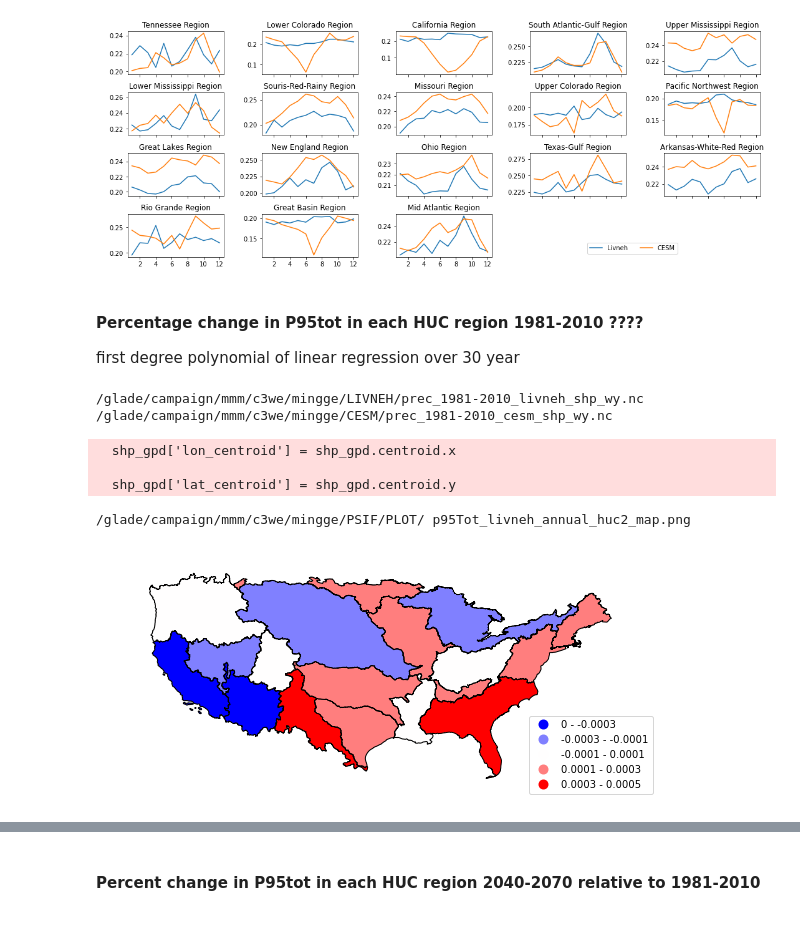
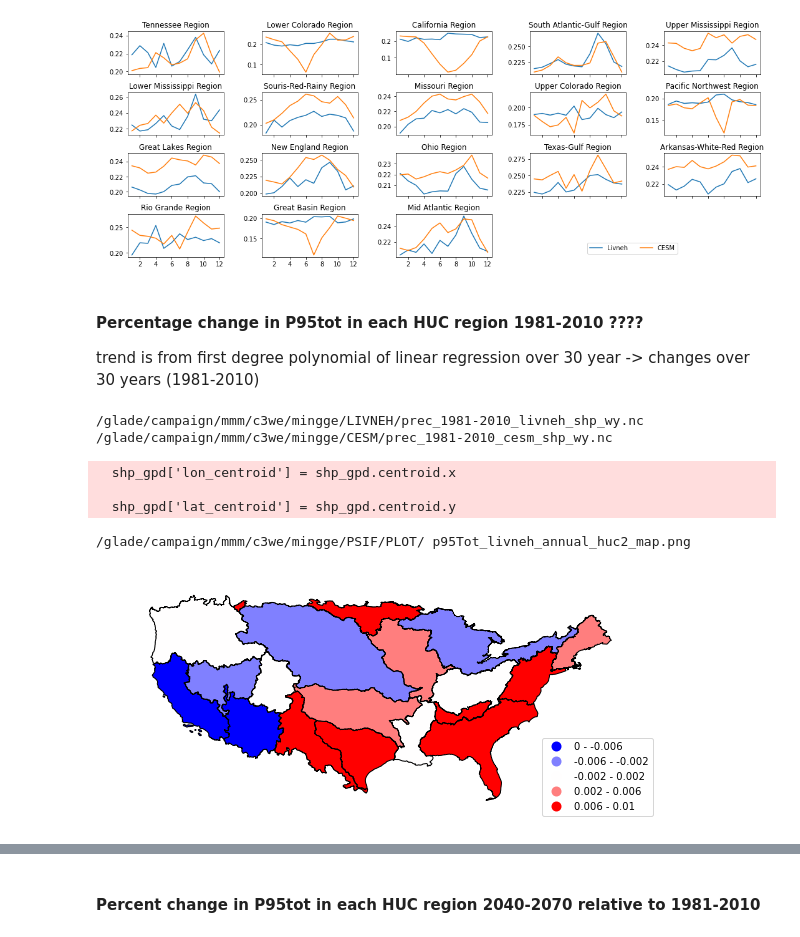
Before and after one commit to ming80302/PSIF, a Jupyter notebook: prec_huc2_cesm_livneh_paper_2.ipynb, the cells around one changed output, grey strips where cells are left out. Drawn from its saved outputs; the diff is of its cells as text; code cells hidden in the pictures.

```diff
--- a/prec_huc2_cesm_livneh_paper_2.ipynb
+++ b/prec_huc2_cesm_livneh_paper_2.ipynb
@@ -326,29 +326,30 @@ print(dir_plot, "p95Tot_cesm_livneh_month_ts_huc2.png")
 [figure]
 # %% [markdown]
 #### Percentage change in P95tot in each HUC region 1981-2010 ????
-first degree polynomial of linear regression over 30 year
+trend is from first degree polynomial of linear regression over 30 year
+-> changes over 30 years (1981-2010)
 # %%
 with xr.open_dataset(dir_liv + flnm_prec_shp_liv ) as ds_prec_shp_liv:
   print(dir_liv + flnm_prec_shp_liv)
 
 with xr.open_dataset(dir_cesm + flnm_shp_cesm ) as ds_p95_shp_cesm:
   print(dir_cesm + flnm_shp_cesm)
 
 p95Tot_year_liv  = ds_prec_shp_liv.p95Tot_year_3d.squeeze(drop=True) # (year: 30, shapefile_area: 18)
 p95Tot_year_cesm = ds_p95_shp_cesm.p95Tot_year_4d.mean(dim='member').transpose('year','shapefile_area')
 
 # cal_trend_huc2_1d(arr_2d(year, n_shp))
-trend_1d = cal_trend_huc2_1d(p95Tot_year_liv)
+trend_1d = cal_trend_huc2_1d(p95Tot_year_liv)*n_year
 
-plot_trend_HUC2(trend_1d,  -0.0005, 0.0005, 'bwr')
+plot_trend_HUC2(trend_1d,  -0.01, 0.01, 'bwr')
 plt.savefig(dir_plot + "p95Tot_livneh_annual_huc2_map.png")
 print(dir_plot, "p95Tot_livneh_annual_huc2_map.png")
 # %% [output]
 /glade/campaign/mmm/c3we/mingge/LIVNEH/prec_1981-2010_livneh_shp_wy.nc
 /glade/campaign/mmm/c3we/mingge/CESM/prec_1981-2010_cesm_shp_wy.nc
   shp_gpd['lon_centroid'] = shp_gpd.centroid.x
 
   shp_gpd['lat_centroid'] = shp_gpd.centroid.y
 /glade/campaign/mmm/c3we/mingge/PSIF/PLOT/ p95Tot_livneh_annual_huc2_map.png
-[figure, old version]
+[figure, new version]
 # %%
```
Also changed, not shown: parts of 3 cells of this notebook.
